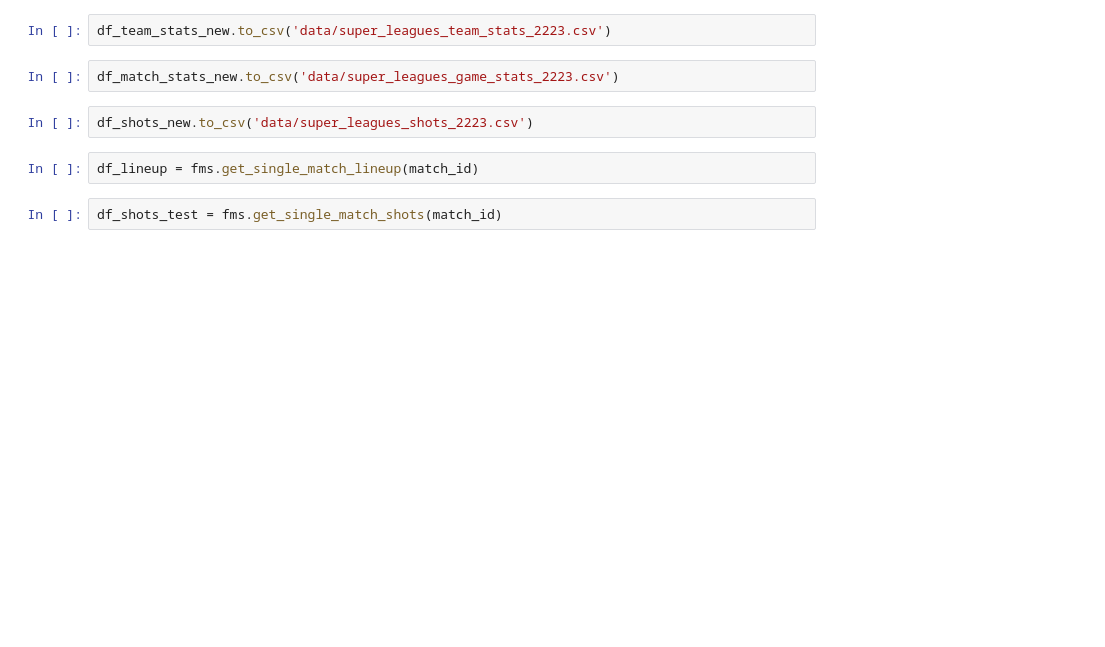
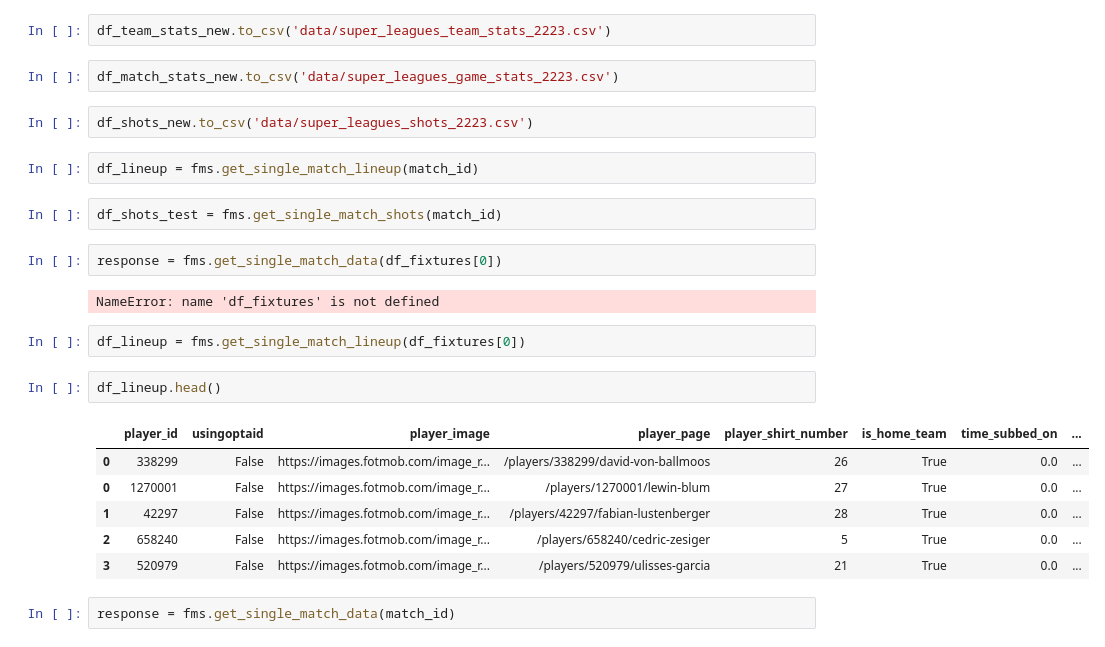
Before and after one commit to TK5-Tim/ds-projects, a Jupyter notebook: rsl/pull_data_fotmob.ipynb, the cells around one changed output. Saved outputs shown, nothing was run; the diff lists cells and outputs as text; blank space fills up the shorter version.

```diff
--- a/rsl/pull_data_fotmob.ipynb
+++ b/rsl/pull_data_fotmob.ipynb
@@ -177,3 +177,20 @@ df_shots_new.to_csv('data/super_leagues_shots_2223.csv')
 df_lineup = fms.get_single_match_lineup(match_id)
 # %%
 df_shots_test = fms.get_single_match_shots(match_id)
+# %%
+response = fms.get_single_match_data(df_fixtures[0])
+# %% [output]
+NameError: name 'df_fixtures' is not defined
+# %%
+df_lineup = fms.get_single_match_lineup(df_fixtures[0])
+# %%
+df_lineup.head()
+# %% [output]
+|  | player_id | usingoptaid | player_image | player_page | player_shirt_number | is_home_team | time_subbed_on | ... |
+| 0 | 338299 | False | https://images.fotmob.com/image_r... | /players/338299/david-von-ballmoos | 26 | True | 0.0 | ... |
+| 0 | 1270001 | False | https://images.fotmob.com/image_r... | /players/1270001/lewin-blum | 27 | True | 0.0 | ... |
+| 1 | 42297 | False | https://images.fotmob.com/image_r... | /players/42297/fabian-lustenberger | 28 | True | 0.0 | ... |
+| 2 | 658240 | False | https://images.fotmob.com/image_r... | /players/658240/cedric-zesiger | 5 | True | 0.0 | ... |
+| 3 | 520979 | False | https://images.fotmob.com/image_r... | /players/520979/ulisses-garcia | 21 | True | 0.0 | ... |
+# %%
+response = fms.get_single_match_data(match_id)
```
Also changed, not shown: parts of 9 cells of this notebook, 1 other file.
